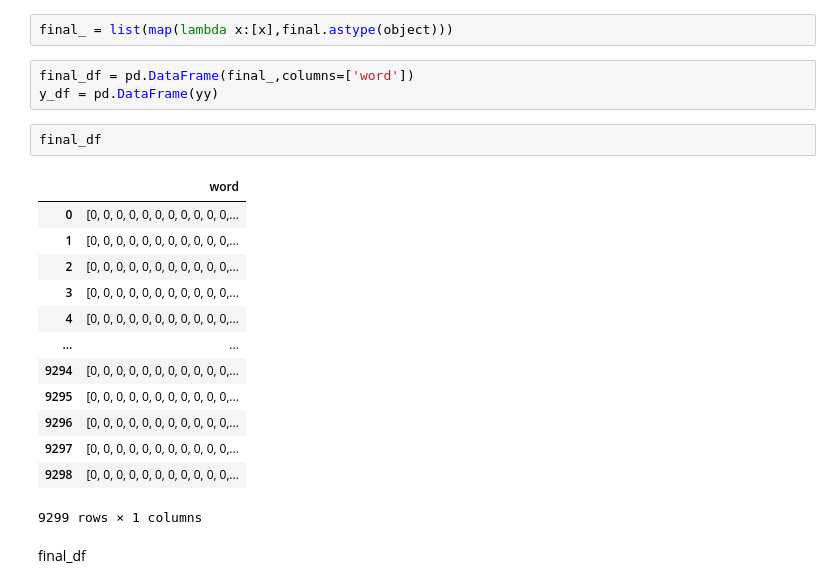
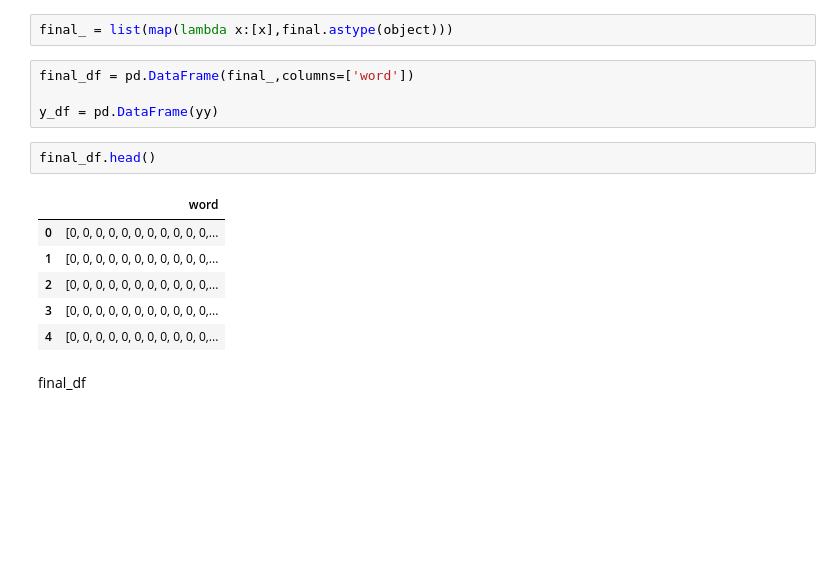
Before and after one commit to lee-jee-hyeon/knu_nlp_project, a Jupyter notebook: 3_kmj_preprocessing_kkma.ipynb, the cells around one changed output. Drawn from its saved outputs; the diff is of its cells as text; blank space fills up the shorter version.

```diff
--- a/3_kmj_preprocessing_kkma.ipynb
+++ b/3_kmj_preprocessing_kkma.ipynb
@@ -160,23 +151,17 @@ final = pad_sequences(tk, maxlen=max_len)
 final_ = list(map(lambda x:[x],final.astype(object)))
 # %%
 final_df = pd.DataFrame(final_,columns=['word'])
+
 y_df = pd.DataFrame(yy)
 # %%
-final_df
+final_df.head()
 # %% [output]
 |  | word |
 | 0 | [0, 0, 0, 0, 0, 0, 0, 0, 0, 0, 0,... |
 | 1 | [0, 0, 0, 0, 0, 0, 0, 0, 0, 0, 0,... |
 | 2 | [0, 0, 0, 0, 0, 0, 0, 0, 0, 0, 0,... |
 | 3 | [0, 0, 0, 0, 0, 0, 0, 0, 0, 0, 0,... |
 | 4 | [0, 0, 0, 0, 0, 0, 0, 0, 0, 0, 0,... |
-| ... | ... |
-| 9294 | [0, 0, 0, 0, 0, 0, 0, 0, 0, 0, 0,... |
-| 9295 | [0, 0, 0, 0, 0, 0, 0, 0, 0, 0, 0,... |
-| 9296 | [0, 0, 0, 0, 0, 0, 0, 0, 0, 0, 0,... |
-| 9297 | [0, 0, 0, 0, 0, 0, 0, 0, 0, 0, 0,... |
-| 9298 | [0, 0, 0, 0, 0, 0, 0, 0, 0, 0, 0,... |
-9299 rows × 1 columns
 # %% [markdown]
 final_df
 # %%
```
Also changed, not shown: parts of 4 cells of this notebook, 3 other files.
